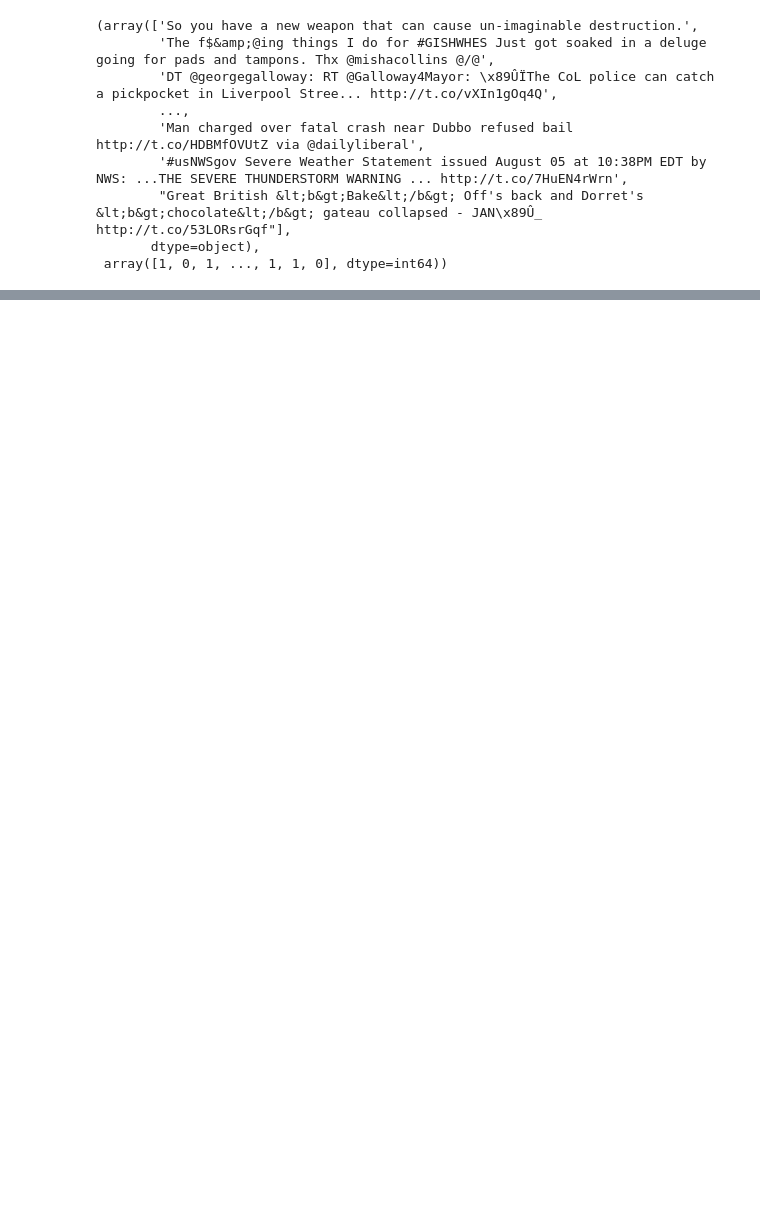
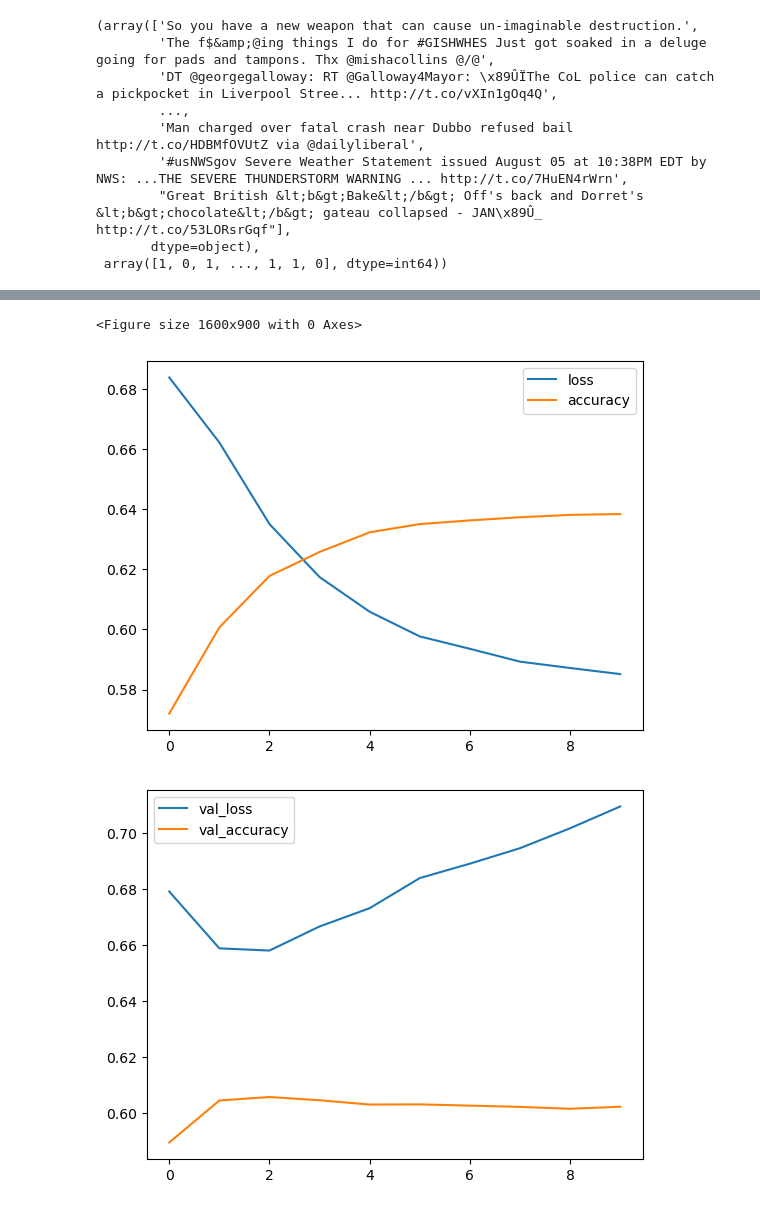
Before and after one commit to hasanzeynal/TensorFlow-Developer-Certificate, a Jupyter notebook: 07 - Natural_Language_Processing/01_introduction_to_nlp_in_tensorflow.ipynb, the cells around one changed output, grey strips where cells are left out. Saved outputs shown, nothing was run; the diff lists cells and outputs as text; code cells hidden in the pictures; blank space fills up the shorter version.

Commit message:
Adding Third Model - LSTM Model

```diff
--- a/07 - Natural_Language_Processing/01_introduction_to_nlp_in_tensorflow.ipynb
+++ b/07 - Natural_Language_Processing/01_introduction_to_nlp_in_tensorflow.ipynb
@@ -243,0 +262,26 @@ val_sentences[1]
+# %%
+max_len = 100
+vocab_size = len(tokenizer.word_index) + 1
+
+#create lstm model
+model_2 = tf.keras.models.Sequential([
+    tf.keras.layers.Embedding(input_dim=vocab_size,output_dim=64,input_length=max_len),
+    tf.keras.layers.LSTM(8,return_sequences=True),
+    tf.keras.layers.Dropout(0.2),
+    tf.keras.layers.LSTM(16,return_sequences=True),
+    tf.keras.layers.Dropout(0.2),
+    tf.keras.layers.LSTM(8,return_sequences=True),
+    tf.keras.layers.Dense(1,activation='sigmoid')
+])
+
+#compile the model
+model_2.compile(loss = tf.keras.losses.BinaryCrossentropy(),
+                optimizer = tf.keras.optimizers.Adam(),
+                metrics = 'accuracy')
+
+#fit the model
+model_2_history = model_2.fit(x = vectorized_train_sentences,
+                              y = train_labels.reshape(-1,1),
+                              validation_data=(vectorized_val_sentences,val_labels.reshape(-1,1)),
+                              epochs =10
+                             )
@@ -243,0 +309,12 @@ val_sentences[1]
+# %%
+def view_plots(history):
+    plt.figure(figsize=(16,9))
+    pd.DataFrame(history.history)[['loss','accuracy']].plot()
+    pd.DataFrame(history.history)[['val_loss','val_accuracy']].plot()
+    plt.show()
+# %%
+view_plots(model_2_history)
+# %% [output]
+<Figure size 1600x900 with 0 Axes>
+[figure, added]
+[figure, added]
```
Also changed, not shown: parts of 18 cells of this notebook.
